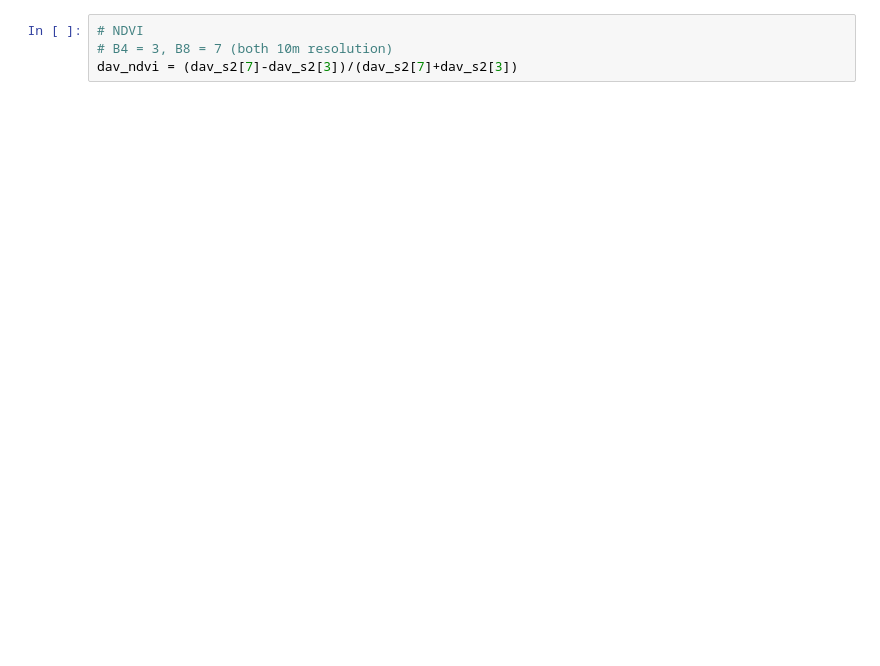
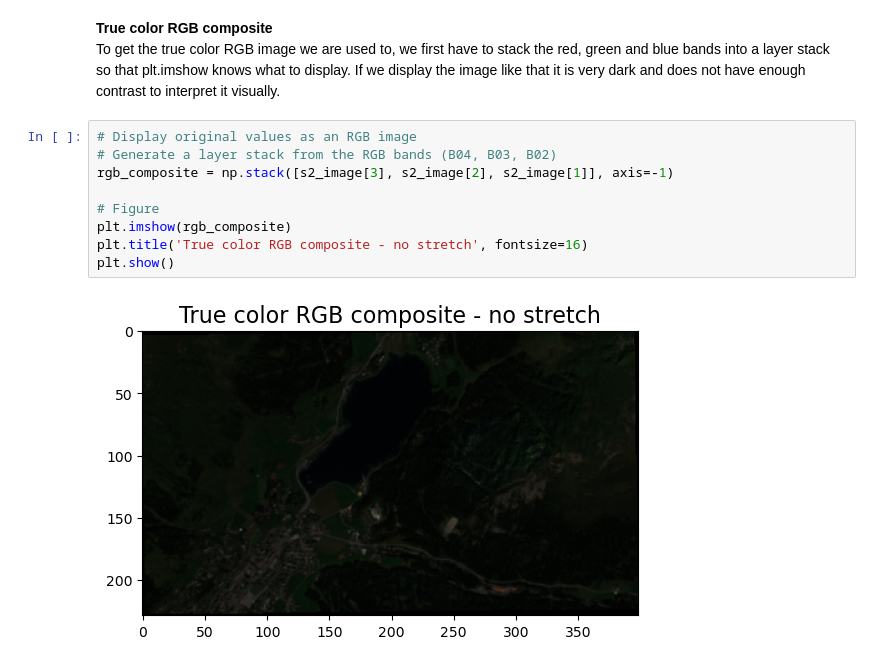
Before and after one commit to uzh-eoas/EOTutorials, a Jupyter notebook: Demo_Sentinel2_indices.ipynb, the cells around one changed output. Saved outputs shown, nothing was run; the diff lists cells and outputs as text; blank space fills up the shorter version.

```diff
--- a/Demo_Sentinel2_indices.ipynb
+++ b/Demo_Sentinel2_indices.ipynb
@@ -31,4 +83,14 @@ plt.show()
-# %%
-# NDVI
-# B4 = 3, B8 = 7 (both 10m resolution)
-dav_ndvi = (dav_s2[7]-dav_s2[3])/(dav_s2[7]+dav_s2[3])
+# %% [markdown]
+**True color RGB composite**<br>
+To get the true color RGB image we are used to, we first have to stack the red, green and blue bands into a layer stack so that plt.imshow knows what to display. If we display the image like that it is very dark and does not have enough contrast to interpret it visually.
+# %%
+# Display original values as an RGB image
+# Generate a layer stack from the RGB bands (B04, B03, B02)
+rgb_composite = np.stack([s2_image[3], s2_image[2], s2_image[1]], axis=-1)
+
+# Figure
+plt.imshow(rgb_composite)
+plt.title('True color RGB composite - no stretch', fontsize=16)
+plt.show()
+# %% [output]
+[figure, added]
```
Also changed, not shown: parts of 32 cells of this notebook.
